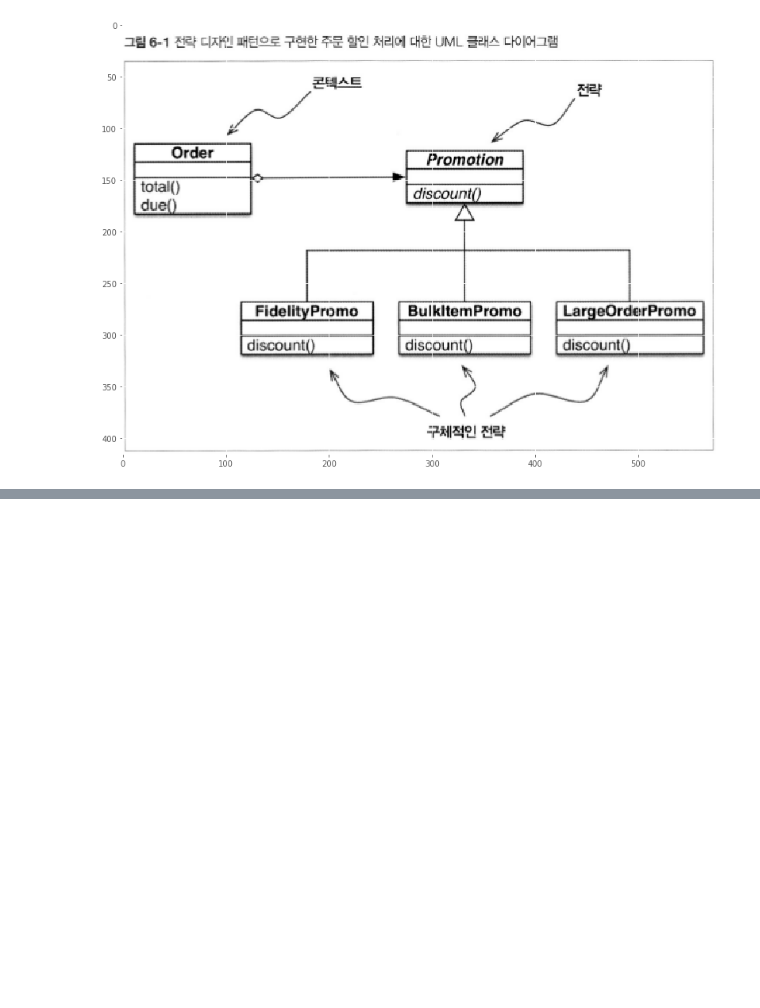
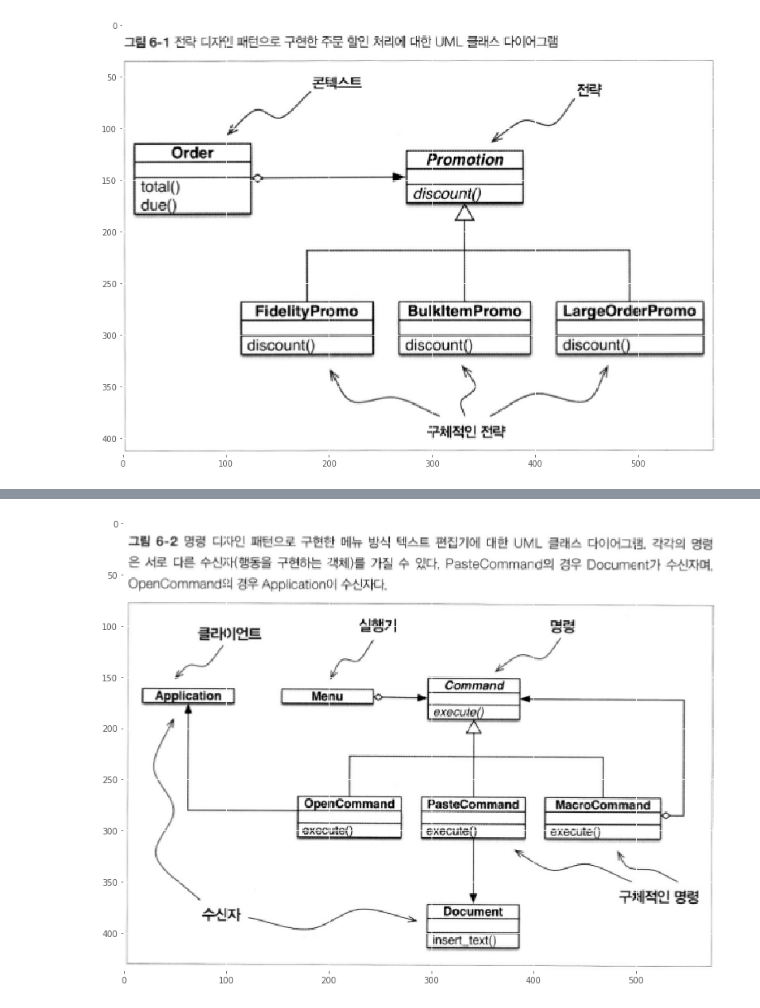
Before and after one commit to uiandwe/TIL, a Jupyter notebook: back_end/python/전문가를 위한 파이썬/06.ipynb, the cells around one changed output, grey strips where cells are left out. Drawn from its saved outputs; the diff is of its cells as text; code cells hidden in the pictures; blank space fills up the shorter version.

```diff
--- a/back_end/python/전문가를 위한 파이썬/06.ipynb
+++ b/back_end/python/전문가를 위한 파이썬/06.ipynb
@@ -47,0 +282,4 @@ load_img('fig6-1.png')
+# %%
+load_img('fig6-2.png')
+# %% [output]
+[figure, added]
```
Also changed, not shown: parts of 19 cells of this notebook.
